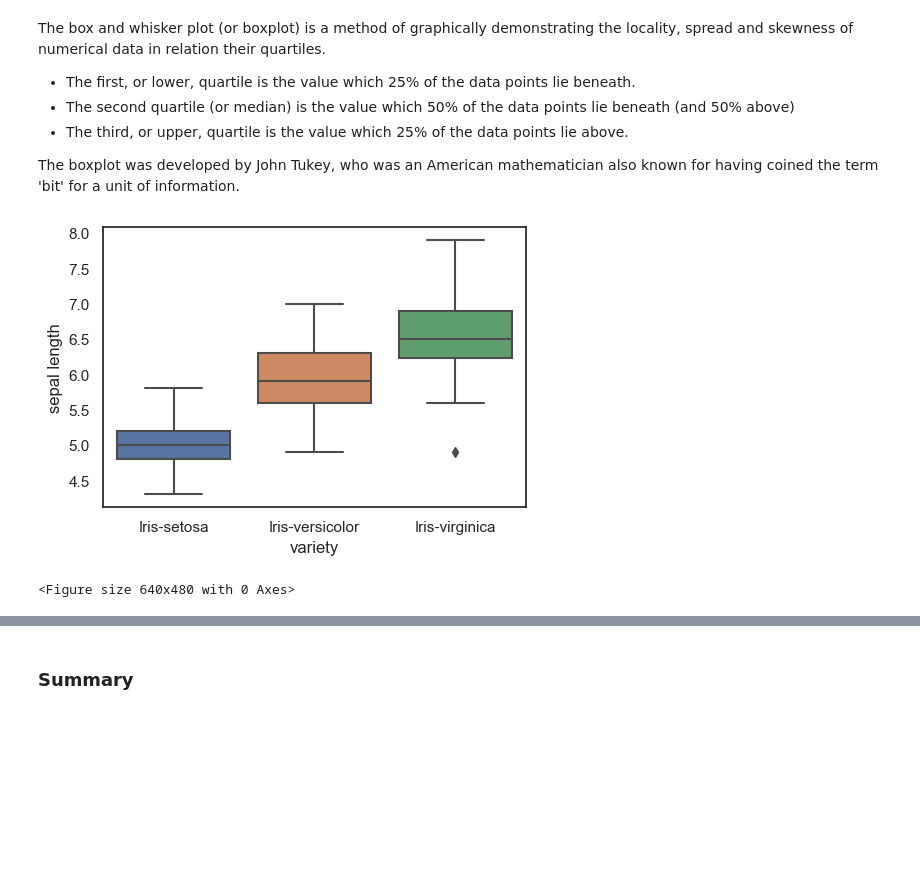
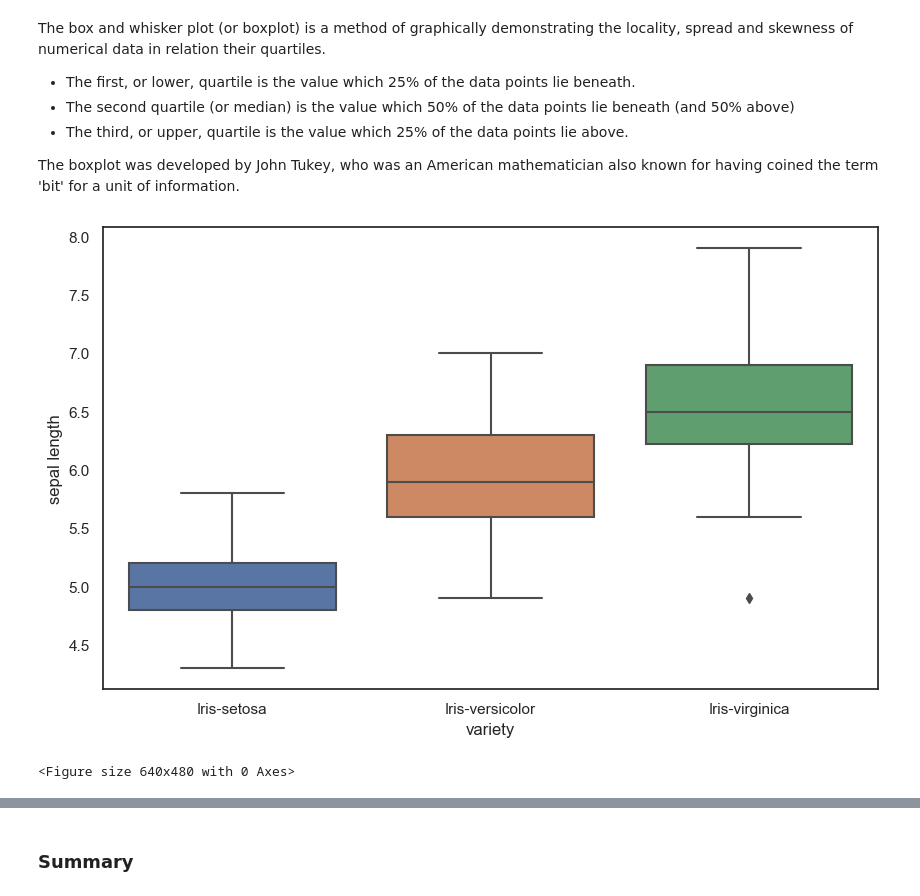
Before and after one commit to jmce22/fund_data, a Jupyter notebook: project.ipynb, the cells around one changed output, grey strips where cells are left out. Drawn from its saved outputs; the diff is of its cells as text; code cells hidden in the pictures; blank space fills up the shorter version.

```diff
--- a/project.ipynb
+++ b/project.ipynb
@@ -731,12 +731,11 @@ The box and whisker plot (or boxplot) is a method of graphically demonstrating t
 
 The boxplot was developed by John Tukey, who was an American mathematician also known for having coined the term 'bit' for a unit of information.
 # %%
-plt.figure(figsize=(12, 8))
+plt.figure(figsize=(10, 6))
 
-plt.subplot(2, 2, 1)
 sns.boxplot(x="variety", y="sepal length", data=df)
 plt.show()
 plt.savefig('project_images/Boxplot_sl')
 # %% [output]
-[figure, old version]
+[figure, new version]
 <Figure size 640x480 with 0 Axes>
```
Also changed, not shown: parts of 6 cells of this notebook, 5 other files.
